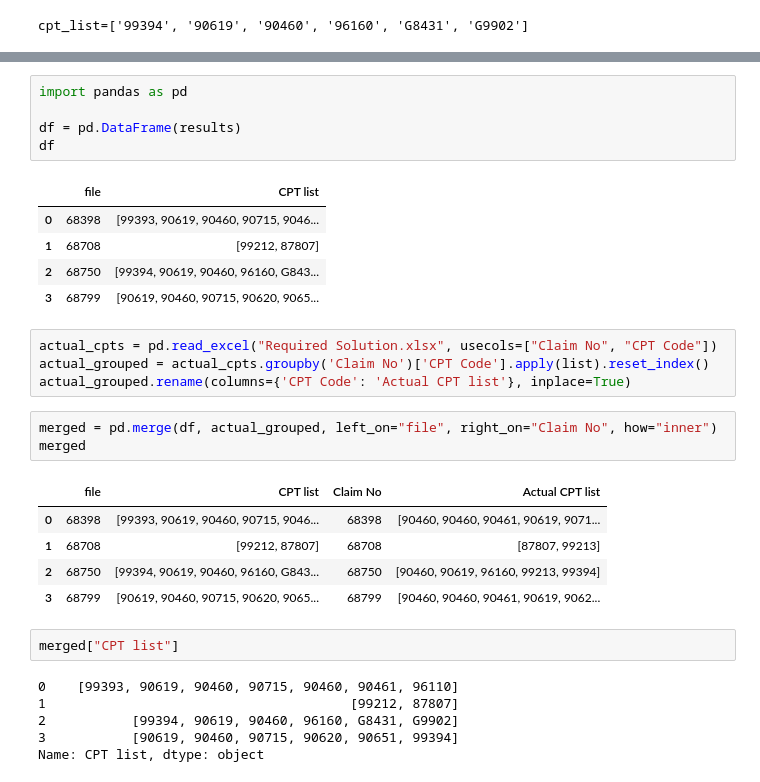
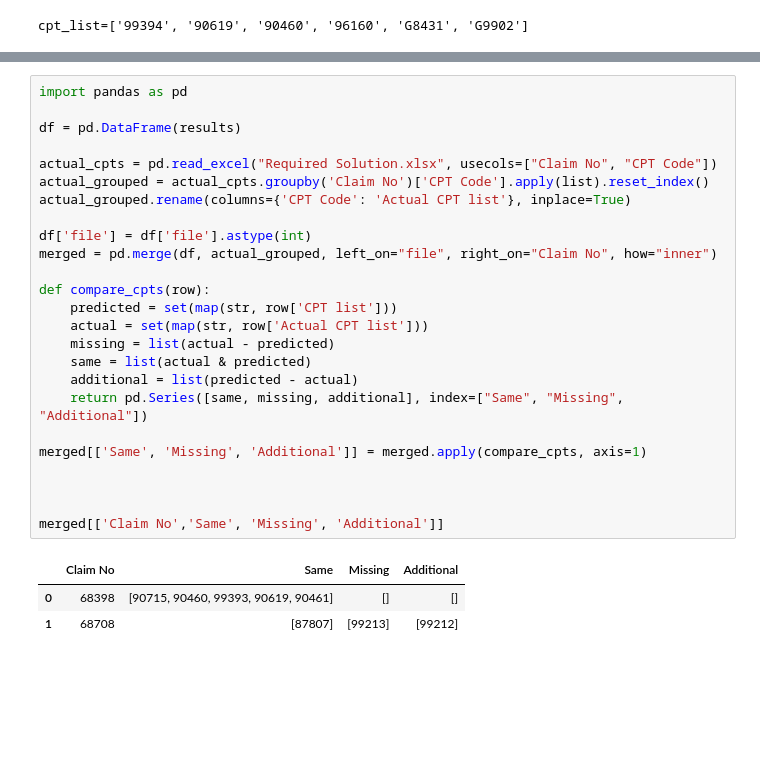
Before and after one commit to Im-Moazzam/PCOL, a Jupyter notebook: pcol_notebook.ipynb, the cells around one changed output, grey strips where cells are left out. Drawn from its saved outputs; the diff is of its cells as text; blank space fills up the shorter version.

```diff
--- a/pcol_notebook.ipynb
+++ b/pcol_notebook.ipynb
@@ -444,32 +466,29 @@ results
-# %%
-import pandas as pd
-
-df = pd.DataFrame(results)
-df
-# %% [output]
-|  | file | CPT list |
-| 0 | 68398 | [99393, 90619, 90460, 90715, 9046... |
-| 1 | 68708 | [99212, 87807] |
-| 2 | 68750 | [99394, 90619, 90460, 96160, G843... |
-| 3 | 68799 | [90619, 90460, 90715, 90620, 9065... |
 # %%
+import pandas as pd
+
+df = pd.DataFrame(results)
+
 actual_cpts = pd.read_excel("Required Solution.xlsx", usecols=["Claim No", "CPT Code"])
 actual_grouped = actual_cpts.groupby('Claim No')['CPT Code'].apply(list).reset_index()
 actual_grouped.rename(columns={'CPT Code': 'Actual CPT list'}, inplace=True)
+
+df['file'] = df['file'].astype(int)
+merged = pd.merge(df, actual_grouped, left_on="file", right_on="Claim No", how="inner")
+
+def compare_cpts(row):
+    predicted = set(map(str, row['CPT list']))
+    actual = set(map(str, row['Actual CPT list']))
+    missing = list(actual - predicted)
+    same = list(actual & predicted)
+    additional = list(predicted - actual)
+    return pd.Series([same, missing, additional], index=["Same", "Missing", "Additional"])
+
+merged[['Same', 'Missing', 'Additional']] = merged.apply(compare_cpts, axis=1)
+
+
+
+merged[['Claim No','Same', 'Missing', 'Additional']]
+# %% [output]
+|  | Claim No | Same | Missing | Additional |
+| 0 | 68398 | [90715, 90460, 99393, 90619, 90461] | [] | [] |
+| 1 | 68708 | [87807] | [99213] | [99212] |
-# %%
-merged = pd.merge(df, actual_grouped, left_on="file", right_on="Claim No", how="inner")
-merged
-# %% [output]
-|  | file | CPT list | Claim No | Actual CPT list |
-| 0 | 68398 | [99393, 90619, 90460, 90715, 9046... | 68398 | [90460, 90460, 90461, 90619, 9071... |
-| 1 | 68708 | [99212, 87807] | 68708 | [87807, 99213] |
-| 2 | 68750 | [99394, 90619, 90460, 96160, G843... | 68750 | [90460, 90619, 96160, 99213, 99394] |
-| 3 | 68799 | [90619, 90460, 90715, 90620, 9065... | 68799 | [90460, 90460, 90461, 90619, 9062... |
-# %%
-merged["CPT list"]
-# %% [output]
-0    [99393, 90619, 90460, 90715, 90460, 90461, 96110]
-1                                       [99212, 87807]
-2           [99394, 90619, 90460, 96160, G8431, G9902]
-3           [90619, 90460, 90715, 90620, 90651, 99394]
-Name: CPT list, dtype: object
```
Also changed, not shown: parts of 5 cells of this notebook, 2 other files.
